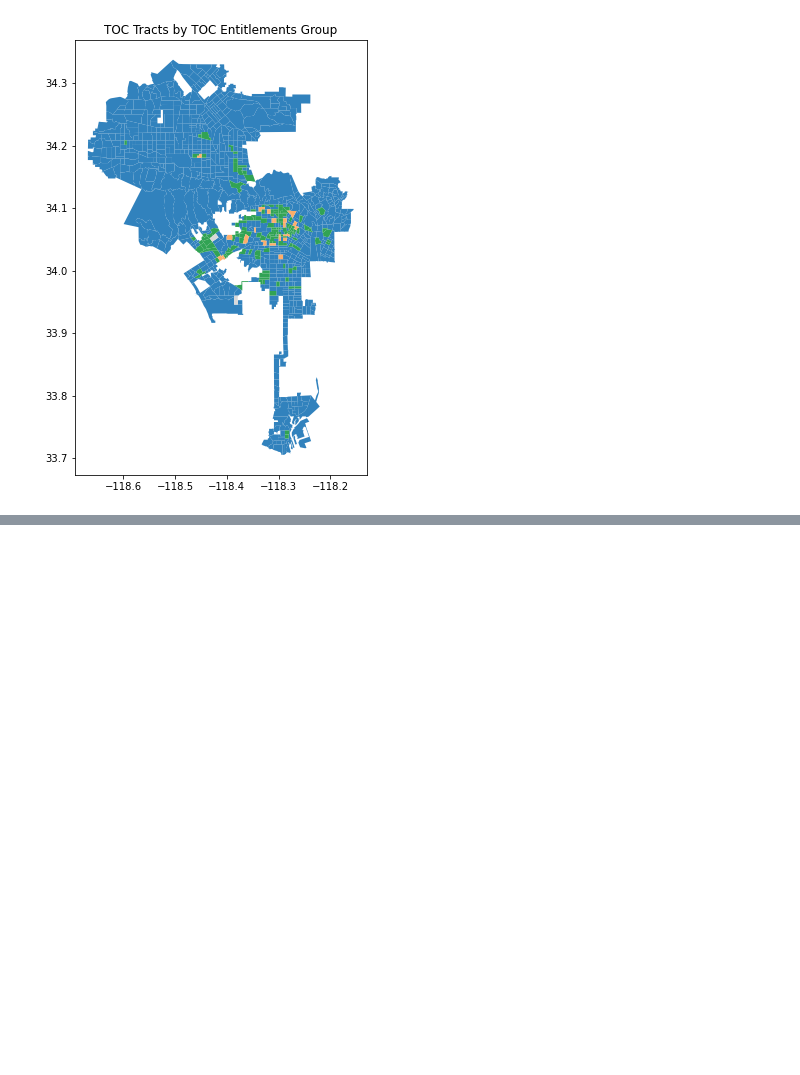
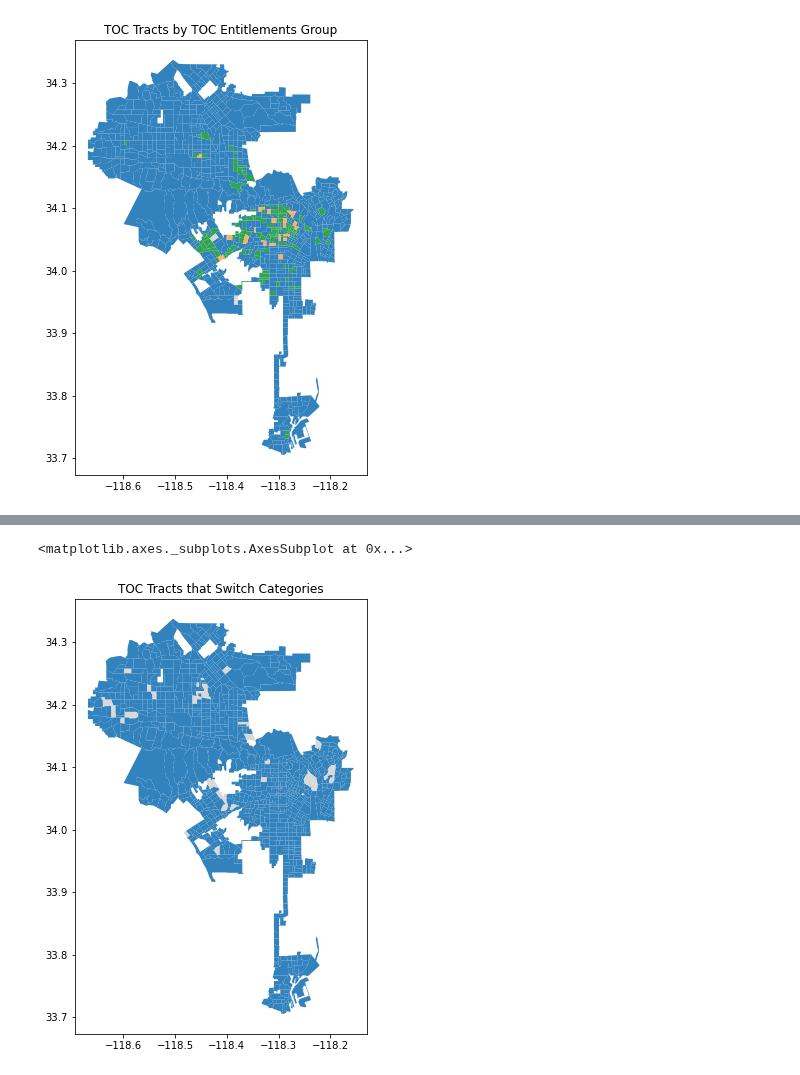
Before and after one commit to CityOfLosAngeles/planning-entitlements, a Jupyter notebook: notebooks/07-toc-census-stats.ipynb, the cells around one changed output, grey strips where cells are left out. Cells and saved outputs as stored; diff of their text form; code cells hidden in the pictures; blank space fills up the shorter version.

```diff
--- a/notebooks/07-toc-census-stats.ipynb
+++ b/notebooks/07-toc-census-stats.ipynb
@@ -506,0 +542,7 @@ for ctype, data in final.groupby('toc_ENT_group'):
+# %%
+print(f"# tracts where groups differ based on cut-offs: {len(final[final.toc_area != final.toc_AIN])}")
+print(final.toc_area.value_counts())
+print(final.toc_AIN.value_counts())
+
+final['different'] = final.apply(lambda row: 1 if row.toc_area != row.toc_AIN else 0, axis=1)
+different = final[final.toc_area != final.toc_AIN]
@@ -506,0 +557,7 @@ for ctype, data in final.groupby('toc_ENT_group'):
+# %%
+fig, ax = plt.subplots(figsize=(8,8))
+ax.set_title("TOC Tracts that Switch Categories")
+final.plot(column = "different", ax=ax, cmap = "tab20c", legend=False)
+# %% [output]
+<matplotlib.axes._subplots.AxesSubplot at 0x...>
+[figure, added]
```
Also changed, not shown: parts of 7 cells of this notebook, 2 other files.
